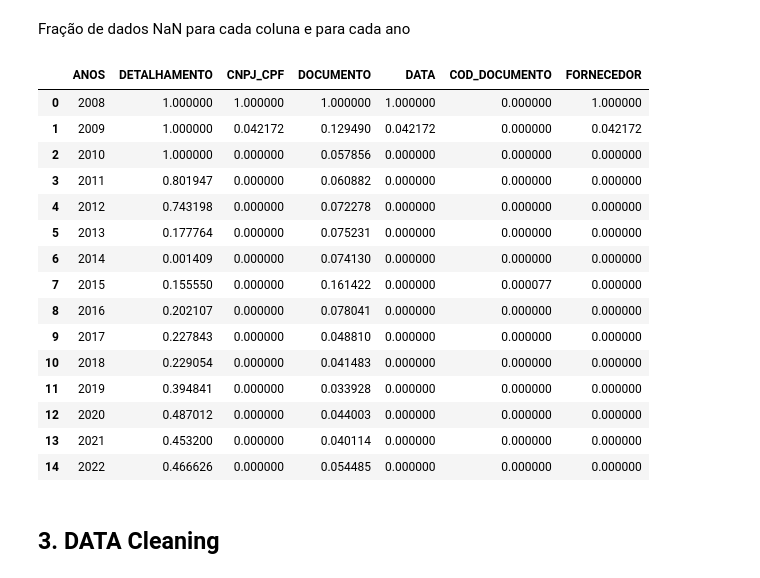
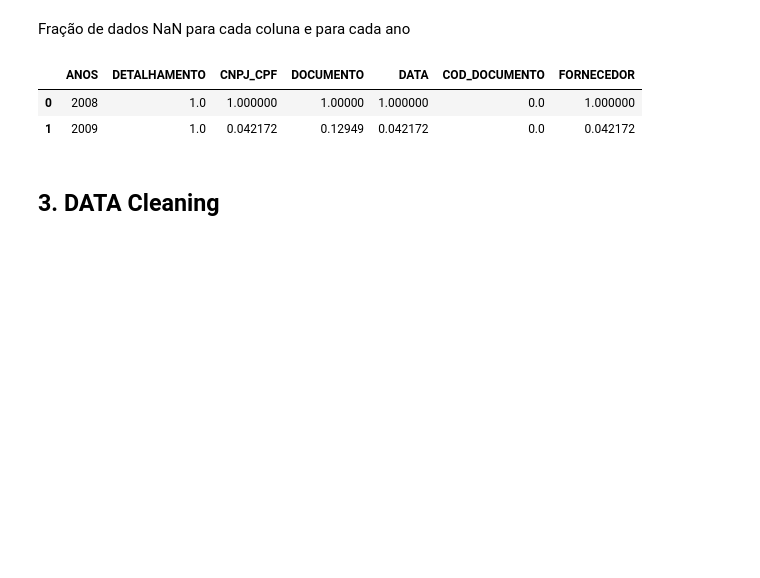
Before and after one commit to ThaisBee/CEAPS, a Jupyter notebook: CEAPS.ipynb, the cells around one changed output. Drawn from its saved outputs; the diff is of its cells as text; code cells hidden in the pictures; blank space fills up the shorter version.

```diff
--- a/CEAPS.ipynb
+++ b/CEAPS.ipynb
@@ -125,25 +122,12 @@ Fração de dados NaN para cada coluna e para cada ano
 # %%
 df_na=pd.DataFrame(isna_by_year, columns=df.columns)
 df_na=df_na[missing_data_columns]
 df_na.insert(0,'ANOS',anos)
-df_na
+df_na.head(2)
 # %% [output]
 |  | ANOS | DETALHAMENTO | CNPJ_CPF | DOCUMENTO | DATA | COD_DOCUMENTO | FORNECEDOR |
-| 0 | 2008 | 1.000000 | 1.000000 | 1.000000 | 1.000000 | 0.000000 | 1.000000 |
-| 1 | 2009 | 1.000000 | 0.042172 | 0.129490 | 0.042172 | 0.000000 | 0.042172 |
-| 2 | 2010 | 1.000000 | 0.000000 | 0.057856 | 0.000000 | 0.000000 | 0.000000 |
-| 3 | 2011 | 0.801947 | 0.000000 | 0.060882 | 0.000000 | 0.000000 | 0.000000 |
-| 4 | 2012 | 0.743198 | 0.000000 | 0.072278 | 0.000000 | 0.000000 | 0.000000 |
-| 5 | 2013 | 0.177764 | 0.000000 | 0.075231 | 0.000000 | 0.000000 | 0.000000 |
-| 6 | 2014 | 0.001409 | 0.000000 | 0.074130 | 0.000000 | 0.000000 | 0.000000 |
-| 7 | 2015 | 0.155550 | 0.000000 | 0.161422 | 0.000000 | 0.000077 | 0.000000 |
-| 8 | 2016 | 0.202107 | 0.000000 | 0.078041 | 0.000000 | 0.000000 | 0.000000 |
-| 9 | 2017 | 0.227843 | 0.000000 | 0.048810 | 0.000000 | 0.000000 | 0.000000 |
-| 10 | 2018 | 0.229054 | 0.000000 | 0.041483 | 0.000000 | 0.000000 | 0.000000 |
-| 11 | 2019 | 0.394841 | 0.000000 | 0.033928 | 0.000000 | 0.000000 | 0.000000 |
-| 12 | 2020 | 0.487012 | 0.000000 | 0.044003 | 0.000000 | 0.000000 | 0.000000 |
-| 13 | 2021 | 0.453200 | 0.000000 | 0.040114 | 0.000000 | 0.000000 | 0.000000 |
-| 14 | 2022 | 0.466626 | 0.000000 | 0.054485 | 0.000000 | 0.000000 | 0.000000 |
+| 0 | 2008 | 1.0 | 1.000000 | 1.00000 | 1.000000 | 0.0 | 1.000000 |
+| 1 | 2009 | 1.0 | 0.042172 | 0.12949 | 0.042172 | 0.0 | 0.042172 |
 # %% [markdown]
 ## 3. DATA Cleaning
 # %% [markdown]
```
Also changed, not shown: parts of 54 cells of this notebook.
